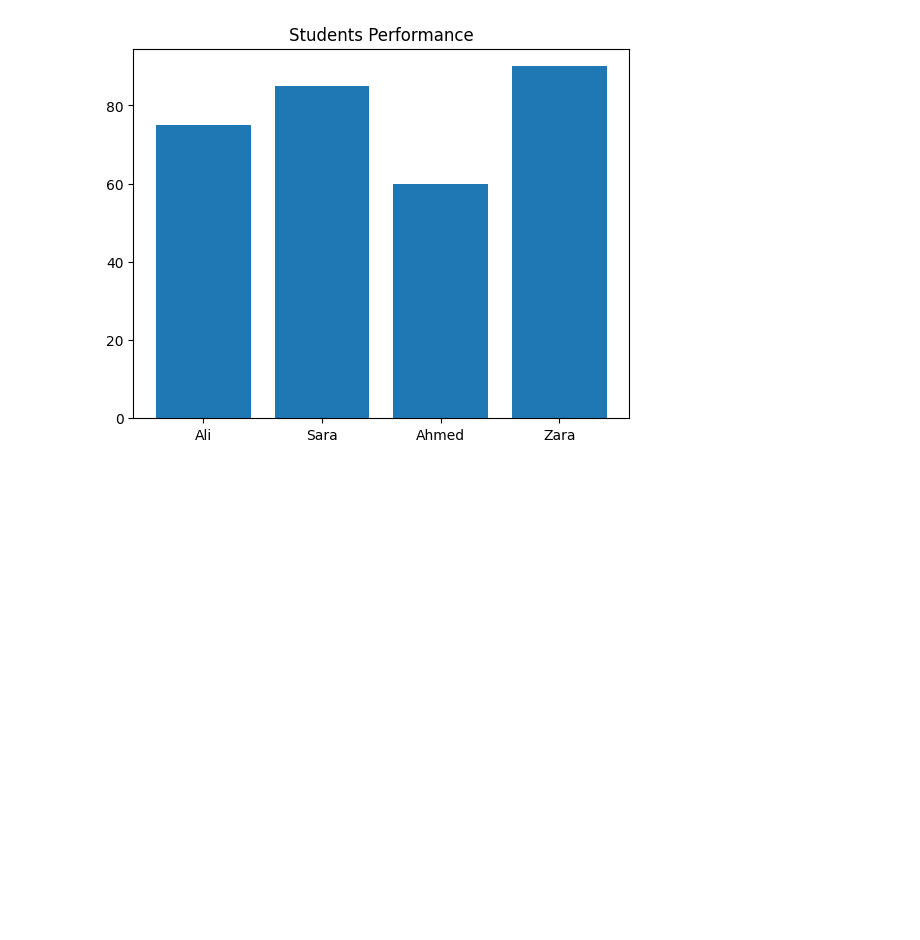
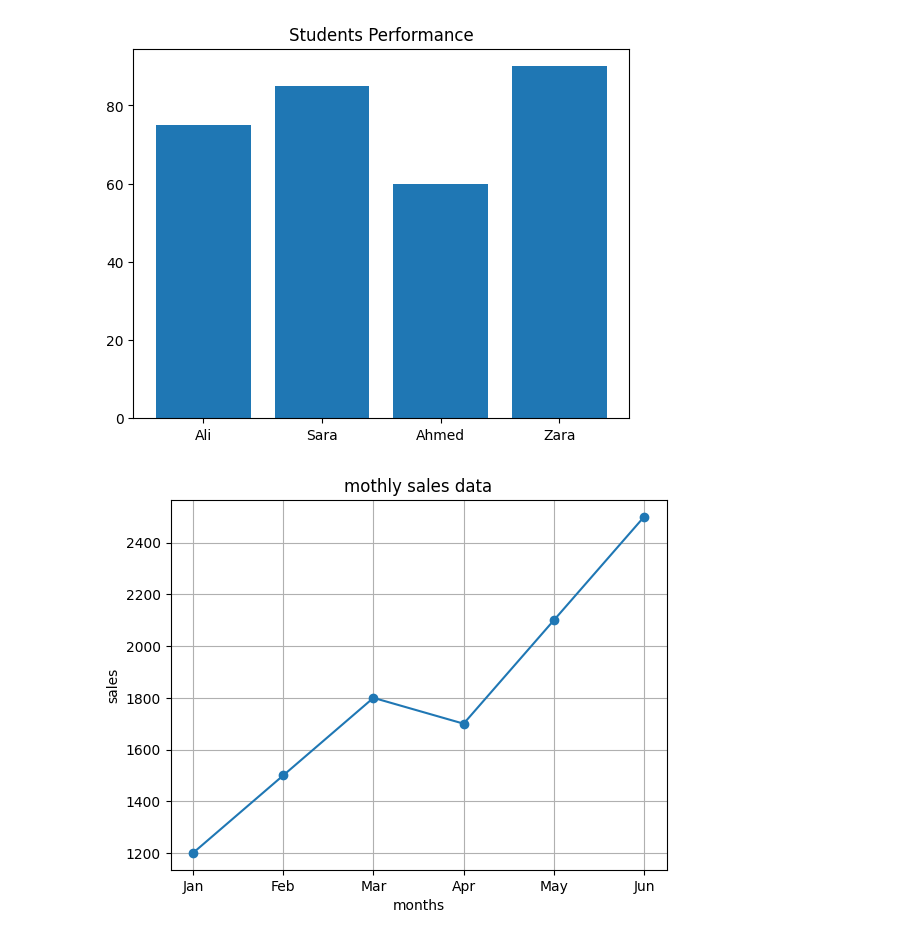
Before and after one commit to Engr-Jawad/Matplotlib_laibrary, a Jupyter notebook: problem1.ipynb, the cells around one changed output. Cells and saved outputs as stored; diff of their text form; code cells hidden in the pictures; blank space fills up the shorter version.

```diff
--- a/problem1.ipynb
+++ b/problem1.ipynb
@@ -31,3 +31,14 @@ plt.title("Students Performance")
 plt.show()
 # %% [output]
 [figure]
+# %%
+months = ["Jan", "Feb", "Mar", "Apr", "May", "Jun"]
+sales = [1200, 1500, 1800, 1700, 2100, 2500]
+plt.plot(months,sales,marker = "o")
+plt.title("mothly sales data")
+plt.xlabel("months")
+plt.ylabel("sales")
+plt.grid()
+plt.show()
+# %% [output]
+[figure, added]
```
Also changed, not shown: parts of 2 cells of this notebook.
